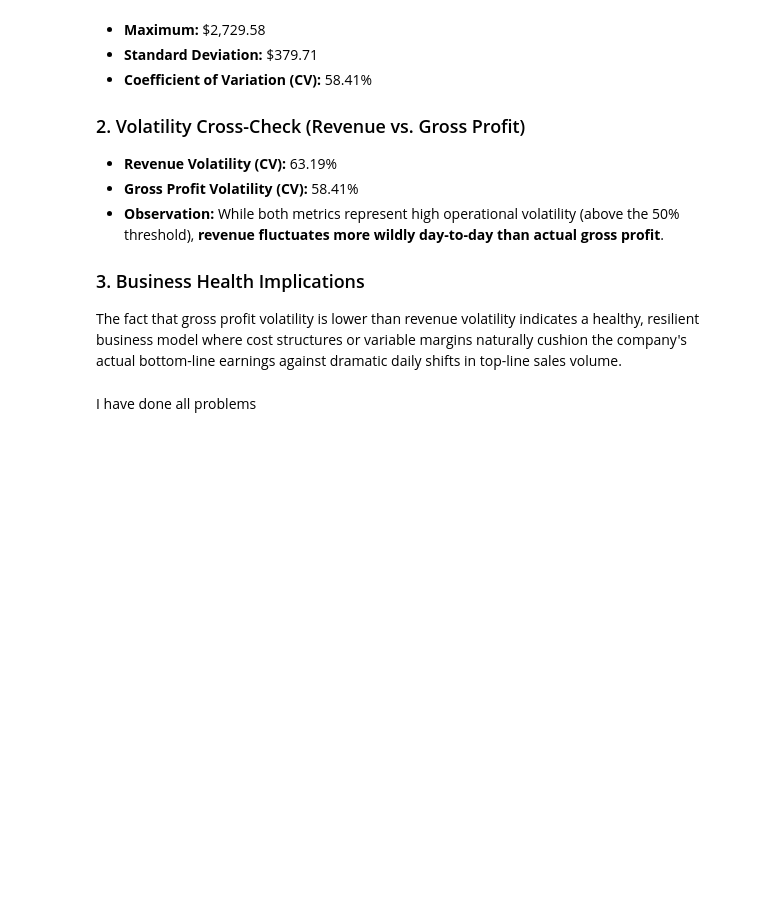
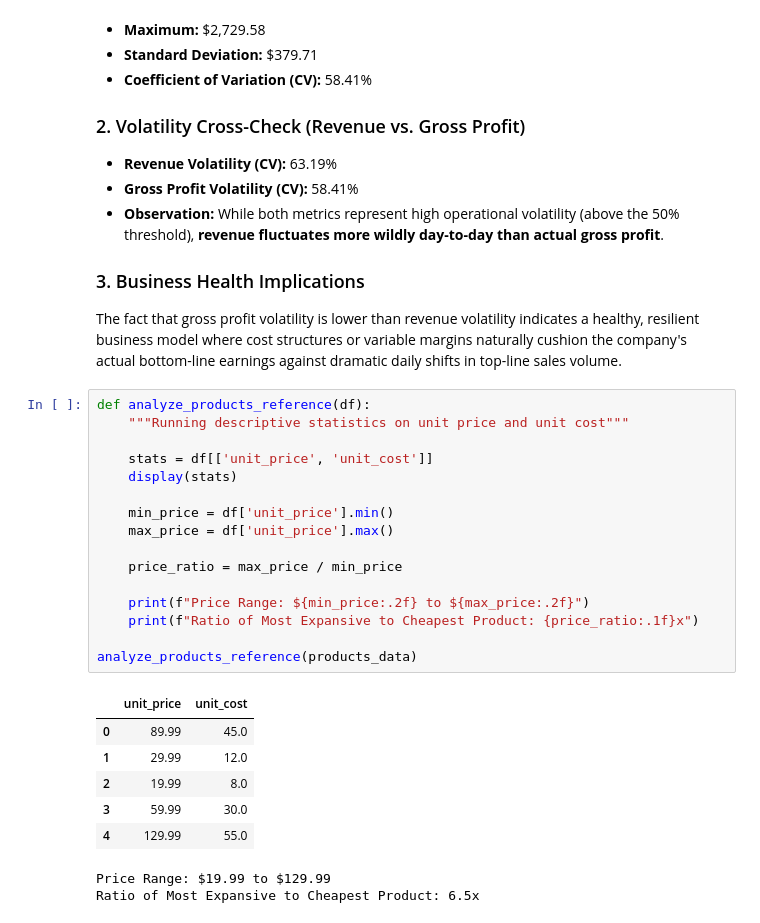
Before and after one commit to dominator959/ResilioChain, a Jupyter notebook: notebooks/eda/session_2_eda_univariate_analysis_part_A.ipynb, the cells around one changed output. Cells and saved outputs as stored; diff of their text form; blank space fills up the shorter version.

```diff
--- a/notebooks/eda/session_2_eda_univariate_analysis_part_A.ipynb
+++ b/notebooks/eda/session_2_eda_univariate_analysis_part_A.ipynb
@@ -550,5 +507,28 @@ The coefficient variation is 58.41%
 
 ### 3. Business Health Implications
 The fact that gross profit volatility is lower than revenue volatility indicates a healthy, resilient business model where cost structures or variable margins naturally cushion the company's actual bottom-line earnings against dramatic daily shifts in top-line sales volume.
-# %% [markdown]
-I have done all problems
+# %%
+def analyze_products_reference(df):
+    """Running descriptive statistics on unit price and unit cost"""
+
+    stats = df[['unit_price', 'unit_cost']]
+    display(stats)
+
+    min_price = df['unit_price'].min()
+    max_price = df['unit_price'].max()
+
+    price_ratio = max_price / min_price
+
+    print(f"Price Range: ${min_price:.2f} to ${max_price:.2f}")
+    print(f"Ratio of Most Expansive to Cheapest Product: {price_ratio:.1f}x")
+
+analyze_products_reference(products_data)
+# %% [output]
+|  | unit_price | unit_cost |
+| 0 | 89.99 | 45.0 |
+| 1 | 29.99 | 12.0 |
+| 2 | 19.99 | 8.0 |
+| 3 | 59.99 | 30.0 |
+| 4 | 129.99 | 55.0 |
+Price Range: $19.99 to $129.99
+Ratio of Most Expansive to Cheapest Product: 6.5x
```
Also changed, not shown: parts of 13 cells of this notebook.
